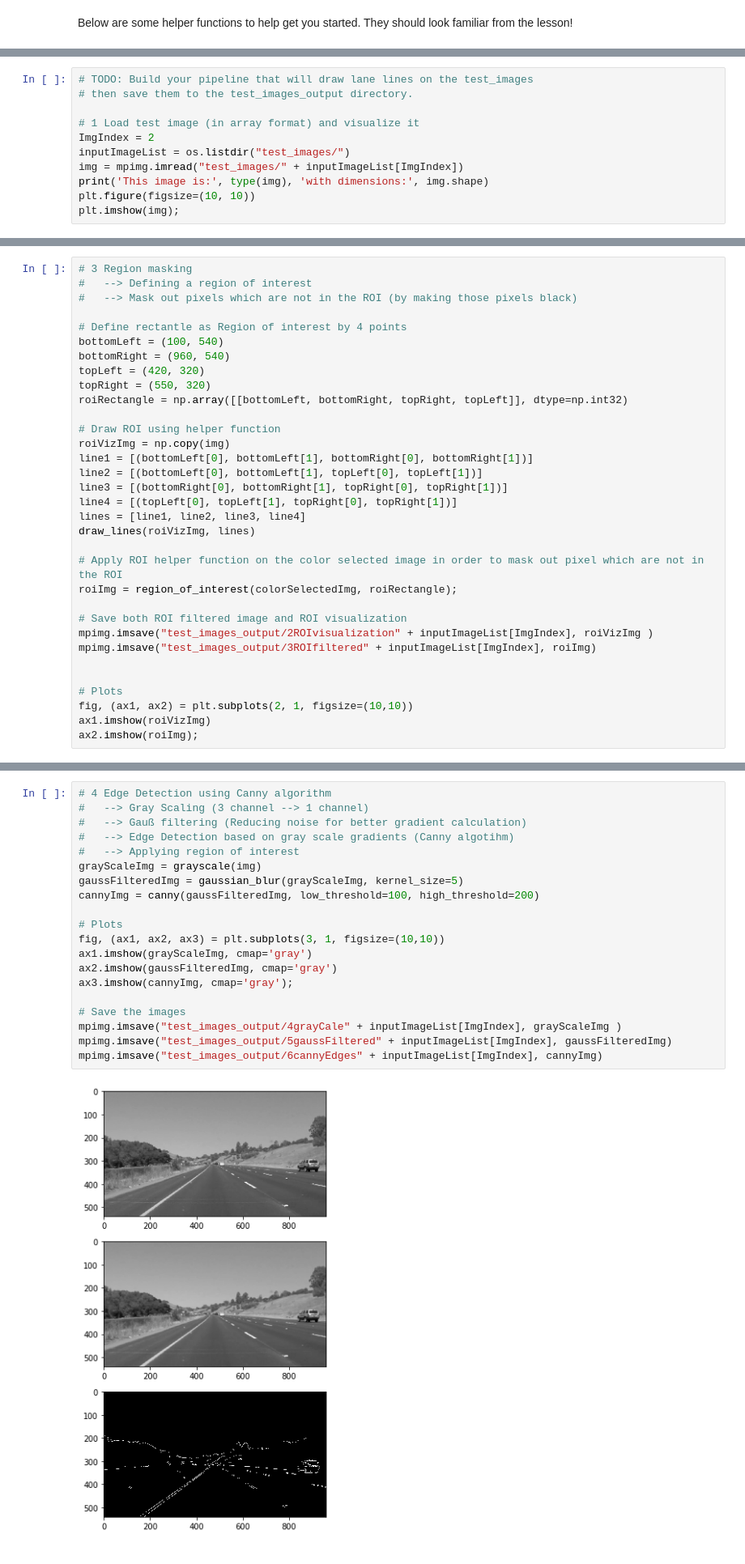
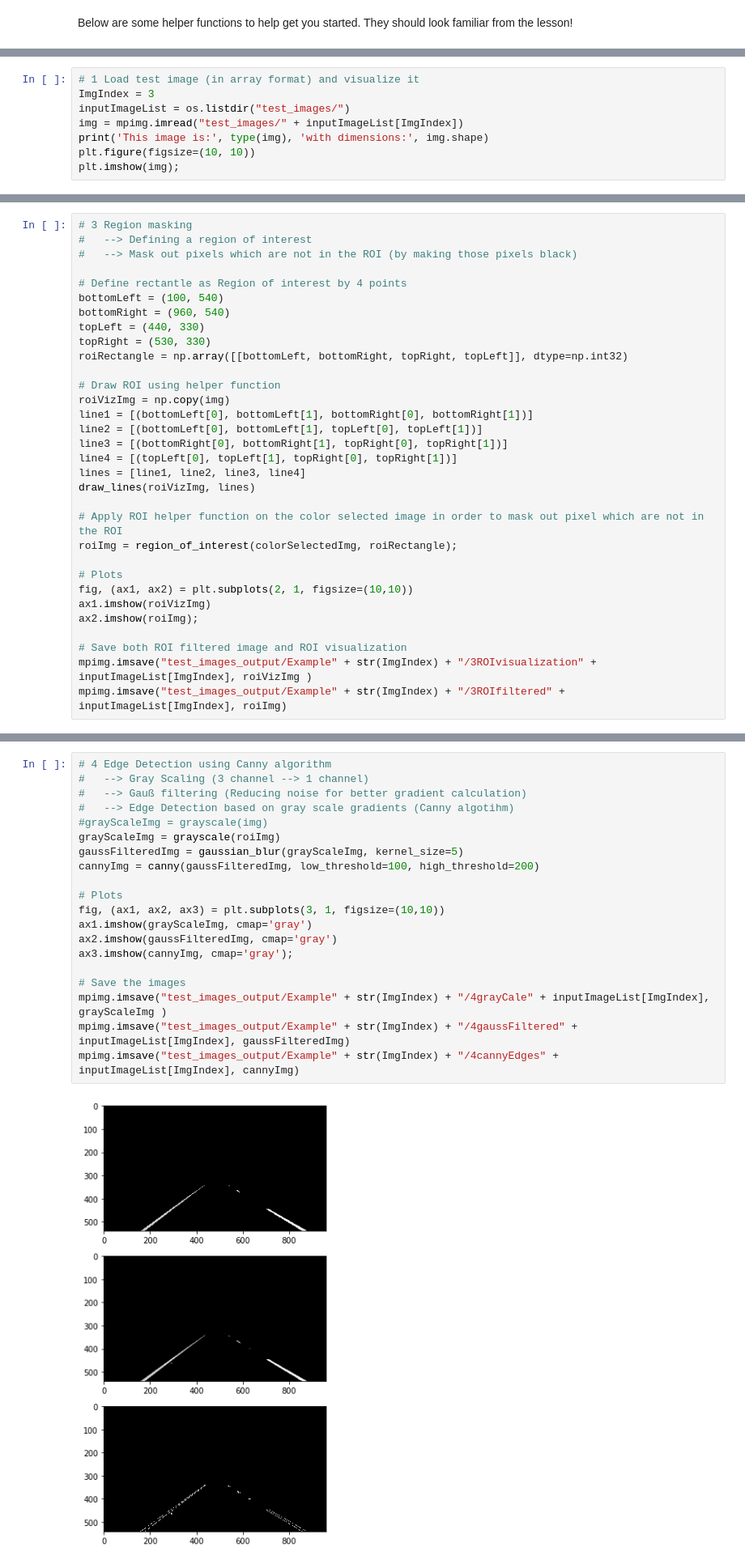
Before and after one commit to dschmoeller/01FindingLaneLines, a Jupyter notebook: CarND-LaneLines-P1-master/CarND-LaneLines-P1-master/P1.ipynb, the cells around one changed output, grey strips where cells are left out. Shown at 81% size. Cells and saved outputs as stored; diff of their text form.

```diff
--- a/CarND-LaneLines-P1-master/CarND-LaneLines-P1-master/P1.ipynb
+++ b/CarND-LaneLines-P1-master/CarND-LaneLines-P1-master/P1.ipynb
@@ -227,11 +194,8 @@ Build the pipeline and run your solution on all test_images. Make copies into th
 
 Try tuning the various parameters, especially the low and high Canny thresholds as well as the Hough lines parameters.
 # %%
-# TODO: Build your pipeline that will draw lane lines on the test_images
-# then save them to the test_images_output directory.
-
 # 1 Load test image (in array format) and visualize it
-ImgIndex = 2
+ImgIndex = 3
 inputImageList = os.listdir("test_images/")
 img = mpimg.imread("test_images/" + inputImageList[ImgIndex])
 print('This image is:', type(img), 'with dimensions:', img.shape)
@@ -266,8 +230,8 @@ mpimg.imsave("test_images_output/1colorSelected" + inputImageList[ImgIndex], col
 # Define rectantle as Region of interest by 4 points
 bottomLeft = (100, 540)
 bottomRight = (960, 540)
-topLeft = (420, 320)
-topRight = (550, 320)
+topLeft = (440, 330)
+topRight = (530, 330)
 roiRectangle = np.array([[bottomLeft, bottomRight, topRight, topLeft]], dtype=np.int32)
 
 # Draw ROI using helper function
@@ -282,13 +246,12 @@ draw_lines(roiVizImg, lines)
 # Apply ROI helper function on the color selected image in order to mask out pixel which are not in the ROI
 roiImg = region_of_interest(colorSelectedImg, roiRectangle);
 
-# Save both ROI filtered image and ROI visualization
-mpimg.imsave("test_images_output/2ROIvisualization" + inputImageList[ImgIndex], roiVizImg )
-mpimg.imsave("test_images_output/3ROIfiltered" + inputImageList[ImgIndex], roiImg)
-
-
 # Plots
 fig, (ax1, ax2) = plt.subplots(2, 1, figsize=(10,10))
 ax1.imshow(roiVizImg)
 ax2.imshow(roiImg);
+
+# Save both ROI filtered image and ROI visualization
+mpimg.imsave("test_images_output/Example" + str(ImgIndex) + "/3ROIvisualization" + inputImageList[ImgIndex], roiVizImg )
+mpimg.imsave("test_images_output/Example" + str(ImgIndex) + "/3ROIfiltered" + inputImageList[ImgIndex], roiImg)
 # %% [output]
@@ -296,25 +259,25 @@ ax2.imshow(roiImg);
 # %%
 # 4 Edge Detection using Canny algorithm
 #   --> Gray Scaling (3 channel --> 1 channel)
 #   --> Gauß filtering (Reducing noise for better gradient calculation)
 #   --> Edge Detection based on gray scale gradients (Canny algotihm)
-#   --> Applying region of interest
-grayScaleImg = grayscale(img)
+#grayScaleImg = grayscale(img)
+grayScaleImg = grayscale(roiImg)
 gaussFilteredImg = gaussian_blur(grayScaleImg, kernel_size=5)
 cannyImg = canny(gaussFilteredImg, low_threshold=100, high_threshold=200)
 
 # Plots
 fig, (ax1, ax2, ax3) = plt.subplots(3, 1, figsize=(10,10))
 ax1.imshow(grayScaleImg, cmap='gray')
 ax2.imshow(gaussFilteredImg, cmap='gray')
 ax3.imshow(cannyImg, cmap='gray');
 
 # Save the images
-mpimg.imsave("test_images_output/4grayCale" + inputImageList[ImgIndex], grayScaleImg )
-mpimg.imsave("test_images_output/5gaussFiltered" + inputImageList[ImgIndex], gaussFilteredImg)
-mpimg.imsave("test_images_output/6cannyEdges" + inputImageList[ImgIndex], cannyImg)
+mpimg.imsave("test_images_output/Example" + str(ImgIndex) + "/4grayCale" + inputImageList[ImgIndex], grayScaleImg )
+mpimg.imsave("test_images_output/Example" + str(ImgIndex) + "/4gaussFiltered" + inputImageList[ImgIndex], gaussFilteredImg)
+mpimg.imsave("test_images_output/Example" + str(ImgIndex) + "/4cannyEdges" + inputImageList[ImgIndex], cannyImg)
 # %% [output]
-[figure, old version]
+[figure, new version]
 # %%
 # 5 Hough Transformation
 #   --> Applying hough transformation
```
Also changed, not shown: parts of 31 cells of this notebook, 2 other files.
